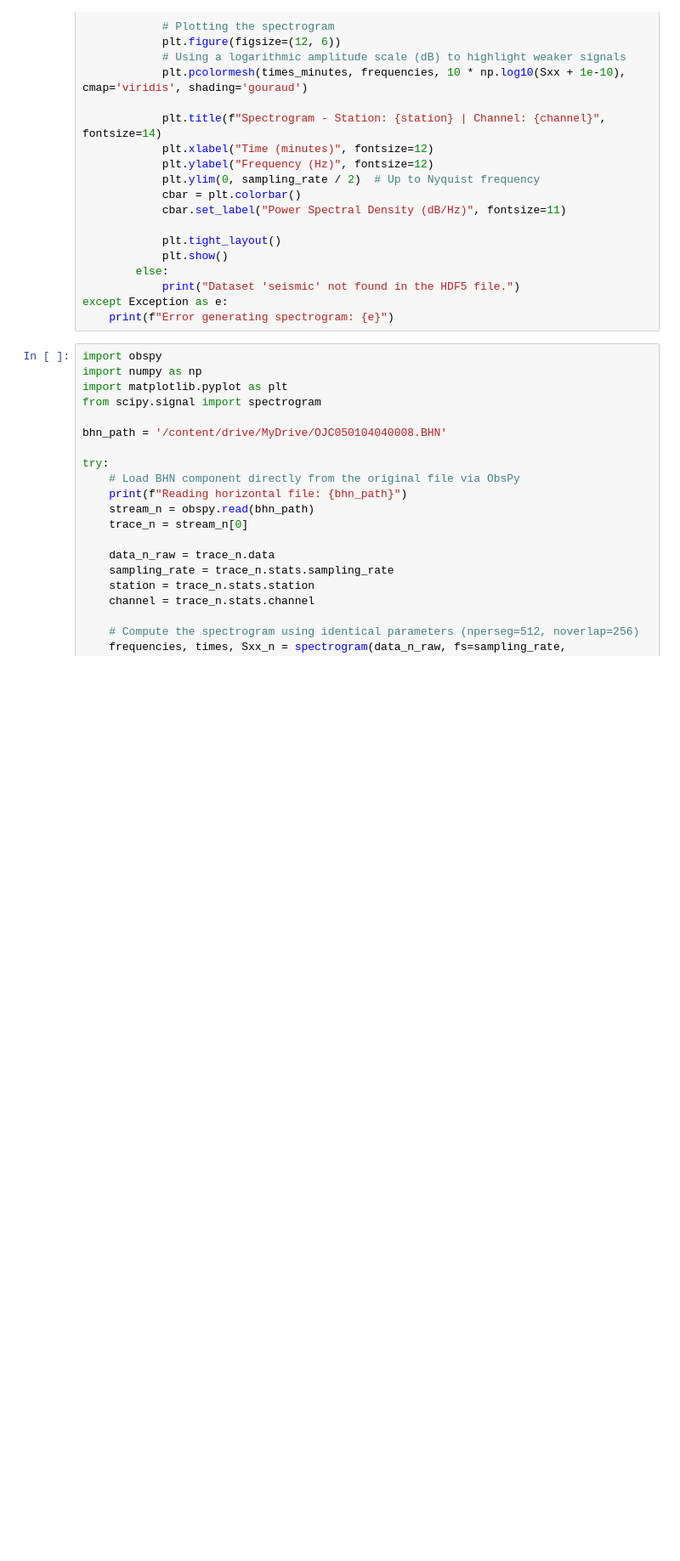
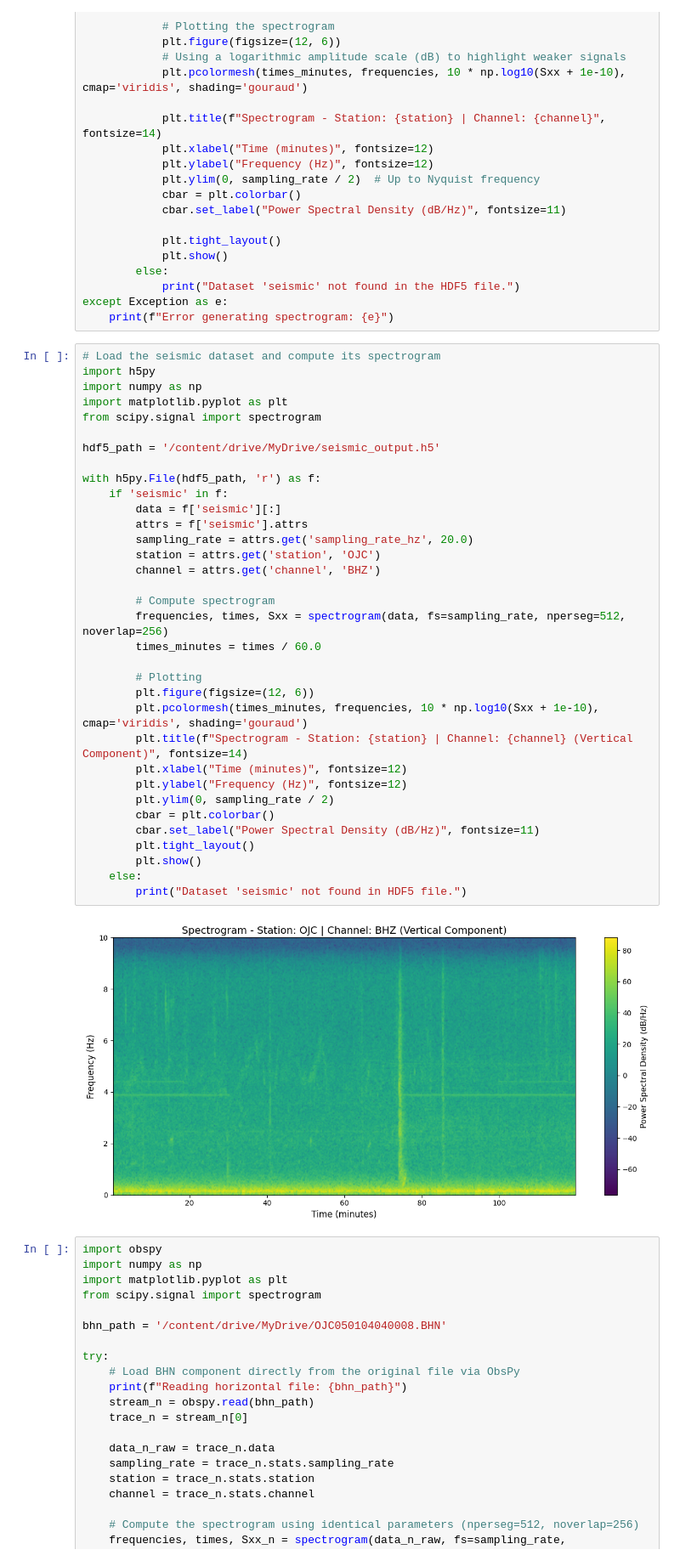
Before and after one commit to JacekDrzycimski/6tunnel, a Jupyter notebook: segy2hdf5.ipynb, the cells around one changed output. Shown at 85% size. Saved outputs shown, nothing was run; the diff lists cells and outputs as text; blank space fills up the shorter version.

```diff
--- a/segy2hdf5.ipynb
+++ b/segy2hdf5.ipynb
@@ -539,6 +688,42 @@ try:
             print("Dataset 'seismic' not found in the HDF5 file.")
 except Exception as e:
     print(f"Error generating spectrogram: {e}")
+# %%
+# Load the seismic dataset and compute its spectrogram
+import h5py
+import numpy as np
+import matplotlib.pyplot as plt
+from scipy.signal import spectrogram
+
+hdf5_path = '/content/drive/MyDrive/seismic_output.h5'
+
+with h5py.File(hdf5_path, 'r') as f:
+    if 'seismic' in f:
+        data = f['seismic'][:]
+        attrs = f['seismic'].attrs
+        sampling_rate = attrs.get('sampling_rate_hz', 20.0)
+        station = attrs.get('station', 'OJC')
+        channel = attrs.get('channel', 'BHZ')
+
+        # Compute spectrogram
+        frequencies, times, Sxx = spectrogram(data, fs=sampling_rate, nperseg=512, noverlap=256)
+        times_minutes = times / 60.0
+
+        # Plotting
+        plt.figure(figsize=(12, 6))
+        plt.pcolormesh(times_minutes, frequencies, 10 * np.log10(Sxx + 1e-10), cmap='viridis', shading='gouraud')
+        plt.title(f"Spectrogram - Station: {station} | Channel: {channel} (Vertical Component)", fontsize=14)
+        plt.xlabel("Time (minutes)", fontsize=12)
+        plt.ylabel("Frequency (Hz)", fontsize=12)
+        plt.ylim(0, sampling_rate / 2)
+        cbar = plt.colorbar()
+        cbar.set_label("Power Spectral Density (dB/Hz)", fontsize=11)
+        plt.tight_layout()
+        plt.show()
+    else:
+        print("Dataset 'seismic' not found in HDF5 file.")
+# %% [output]
+[figure, added]
 # %%
 import obspy
 import numpy as np
```
Also changed, not shown: parts of 22 cells of this notebook.
